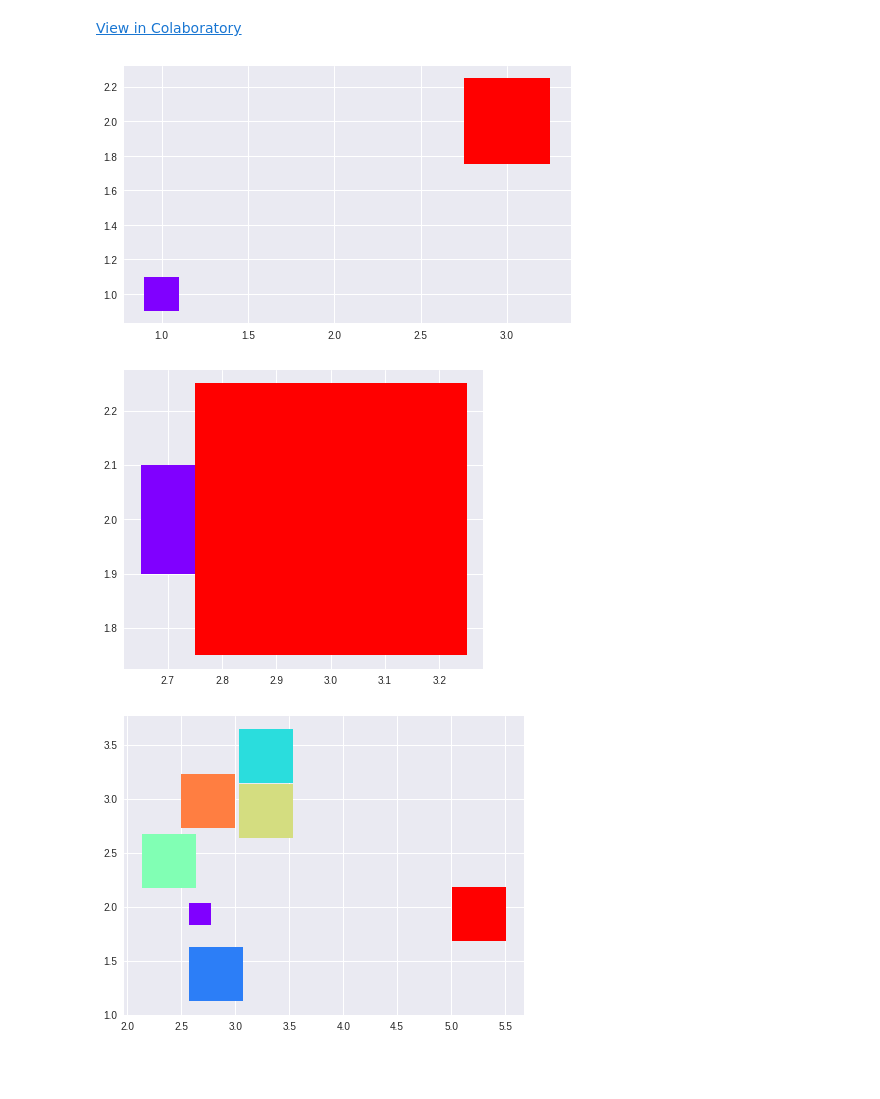
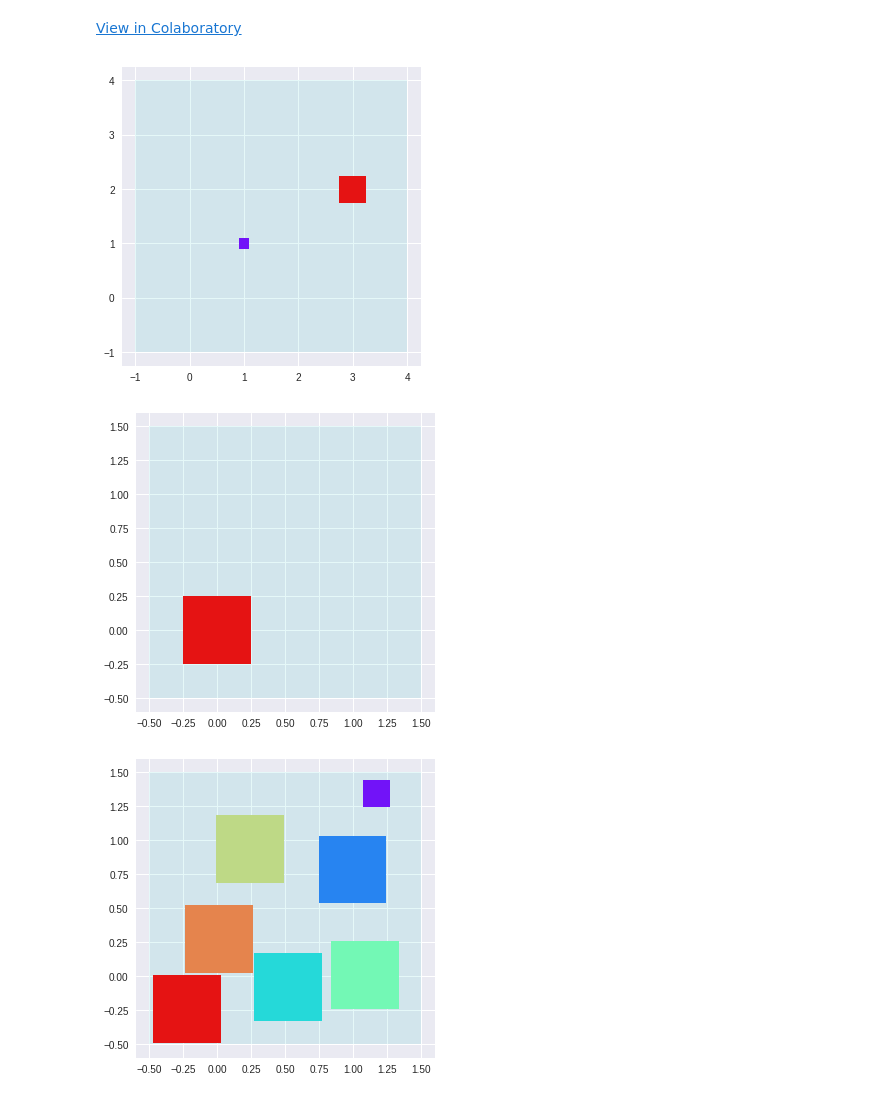
Before and after one commit to HammadB/ProceduralLayout, a Jupyter notebook: Layout.ipynb, the cells around one changed output. Saved outputs shown, nothing was run; the diff lists cells and outputs as text; code cells hidden in the pictures; blank space fills up the shorter version.

```diff
--- a/Layout.ipynb
+++ b/Layout.ipynb
@@ -55,39 +55,47 @@ class Box(LayoutObject):
 
 class Layout(object):
 
-  def __init__(self, *args):
-    self._myLayoutObjects = list(args)
+  def __init__(self, layoutObjects, planeBox):
+    self._myLayoutObjects = layoutObjects
+    self.planeBox = planeBox
 
   def getLayoutObjects(self):
     return self._myLayoutObjects
+
+  def getPlaneBox(self):
+    return self.planeBox
 
   def drawLayout(self):
     plt.axes()
     x = np.arange(len(self._myLayoutObjects))
     ys = [i+x+(i*x)**2 for i in range(len(self._myLayoutObjects))]
     colors = cm.rainbow(np.linspace(0, 1, len(ys)))
     #For now all layout objects are Boxes
     i = 0
     for box in self._myLayoutObjects:
       shape = plt.Rectangle((box.bL.x, box.bL.y), box.size, box.size, fc=colors[i])
       plt.gca().add_patch(shape)
       i += 1
+    #bounding box
+    shape = plt.Rectangle((self.planeBox.bL.x, self.planeBox.bL.y), self.planeBox.size, self.planeBox.size, fc="c", alpha=0.1)
+    plt.gca().add_patch(shape)
+
     plt.axis('scaled')
     plt.show()
 
   def __copy__(self):
     newLayoutObjects = []
     for layoutObject in self.getLayoutObjects():
       newLayoutObject = copy(layoutObject)
       newLayoutObjects.append(newLayoutObject)
     return Layout(*newLayoutObjects)
 
 b = Box(Vector2(1, 1), 0.2)
 b2 = Box(Vector2(3, 2),  0.5)
-layout = Layout(b, b2)
+layout = Layout([b, b2], Box(Vector2(1.5, 1.5),  5))
 layout.drawLayout()
 # %% [output]
-[figure, old version]
+[figure, new version]
 # %%
 #Constraints
 
@@ -118,7 +138,8 @@ def acceptanceProbability(current_cost, proposed_cost):
 
 def get_cost(layout):
   areaConstraintObj = AreaConstraint(layout.getLayoutObjects())
-  return areaConstraintObj.getArea()
+  boundaryConstraintObj = BoundaryConstraint(layout.getLayoutObjects(), layout.getPlaneBox())
+  return areaConstraintObj.evaluate_cost() + boundaryConstraintObj.evaluate_cost()
 
 
 def propose_new_layout(current_layout):
@@ -129,12 +150,14 @@ def propose_new_layout(current_layout):
     new_rect = Box(new_center, rect.size)
     new_layout_objects.append(new_rect)
 
-  return Layout(*new_layout_objects)
+  return Layout(new_layout_objects, current_layout.getPlaneBox())
 
 
 def metropolis_hastings(initial_layout, num_iters=10000):
   cur_cost = get_cost(initial_layout)
   cur_layout = initial_layout
+  best_layout = cur_layout
+  best_cost = float("inf")
 
   for i in range(num_iters):
     new_layout = propose_new_layout(cur_layout)
@@ -143,26 +166,25 @@ def metropolis_hastings(initial_layout, num_iters=10000):
     if np.random.random() < acceptanceProbability(cur_cost, new_cost):
       cur_layout = new_layout
       cur_cost = new_cost
-      if cur_cost == 0:
-#         print("@@@@@@@@@!!!!@@@@")
-        break
+      if cur_cost < best_cost:
+        best_layout = cur_layout
+        best_cost = cur_cost
 
-    #cur_layout.drawLayout()
-
-  return cur_layout
+  return best_layout
 
 
-b = Box(Vector2(2.75, 2), 0.2)
-b2 = Box(Vector2(3, 2),  0.5)
-b3 = Box(Vector2(3, 2),  0.5)
-b4 = Box(Vector2(3, 2),  0.5)
-b5 = Box(Vector2(3, 2),  0.5)
-b6 = Box(Vector2(3, 2),  0.5)
-b7 = Box(Vector2(3, 2),  0.5)
-layout = Layout(b, b2, b3 ,b4, b5, b6, b7)
+b = Box(Vector2(0, 0), 0.2)
+b2 = Box(Vector2(0, 0),  0.5)
+b3 = Box(Vector2(0, 0),  0.5)
+b4 = Box(Vector2(0, 0),  0.5)
+b5 = Box(Vector2(0, 0),  0.5)
+b6 = Box(Vector2(0, 0),  0.5)
+b7 = Box(Vector2(0, 0),  0.5)
+bounds = Box(Vector2(0.5, 0.5),  2)
+layout = Layout([b, b2, b3 ,b4, b5, b6, b7], bounds)
 layout.drawLayout()
-final_layout = metropolis_hastings(layout, num_iters=10000)
+final_layout = metropolis_hastings(layout, num_iters=100000)
 final_layout.drawLayout()
 # %% [output]
-[figure, old version]
+[figure, new version]
-[figure, old version]
+[figure, new version]
```
Also changed, not shown: parts of 2 cells of this notebook.
